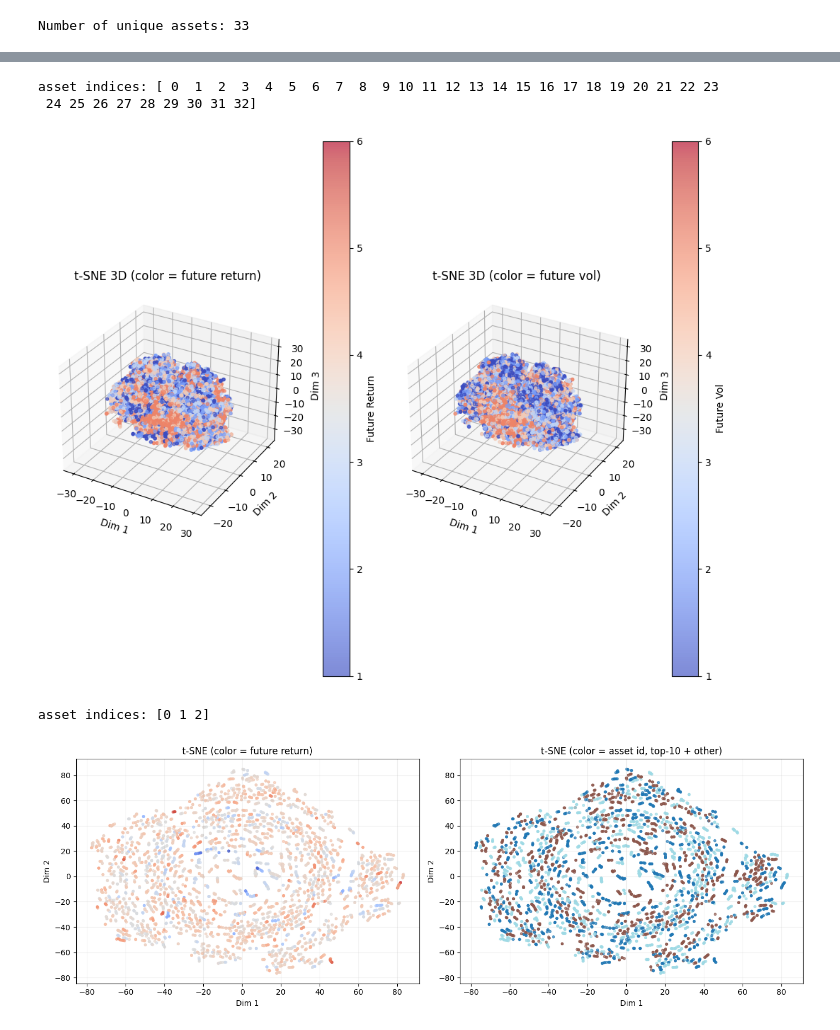
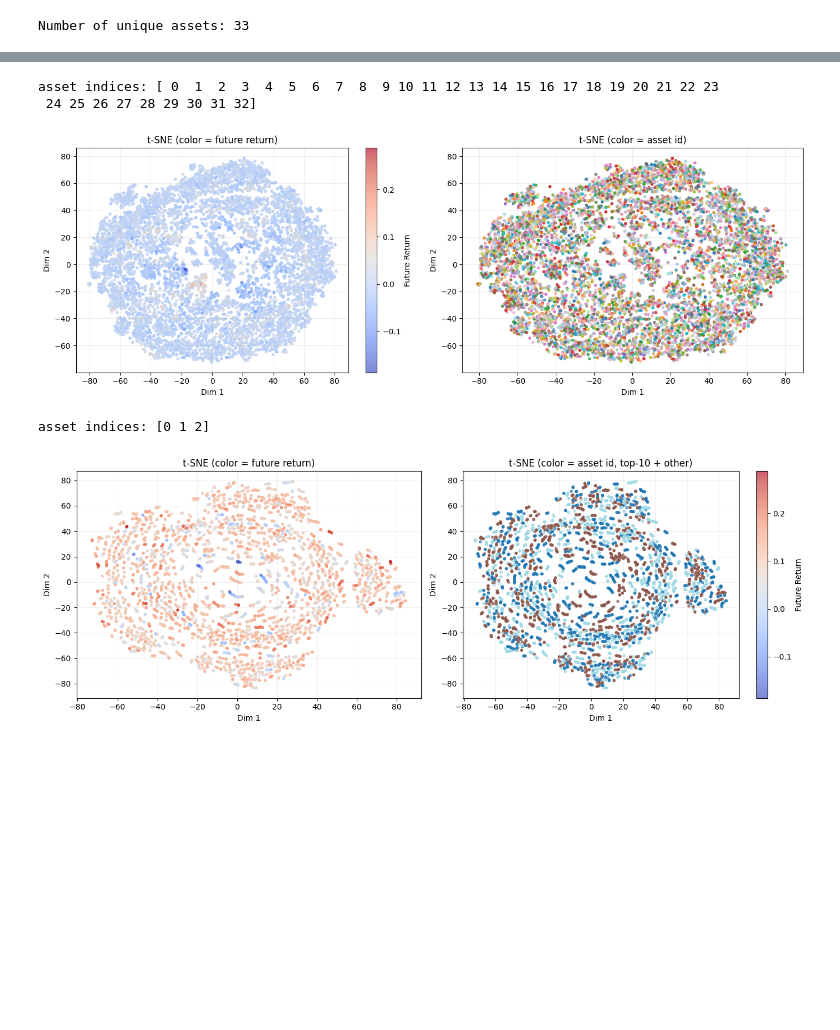
Before and after one commit to Olba147/DrlPpoTransformer, a Jupyter notebook: notebooks/jepa_embedding_analysis2.ipynb, the cells around one changed output, grey strips where cells are left out. Drawn from its saved outputs; the diff is of its cells as text; code cells hidden in the pictures; blank space fills up the shorter version.

```diff
--- a/notebooks/jepa_embedding_analysis2.ipynb
+++ b/notebooks/jepa_embedding_analysis2.ipynb
@@ -378,81 +457,47 @@ Cumulative explained variance (3 PCs): 0.1964
 # %%
 # ---------- Visualization 2: t-SNE ----------
 # t-SNE is expensive; sample for speed and readability
-
-# get the future returns in 5 bins
-ret_bins = np.quantile(y_ret, np.linspace(0, 1, 6))
-vol_bins = np.quantile(y_vol, np.linspace(0, 1, 6))
-y_ret_bins = np.digitize(y_ret, ret_bins)
-y_vol_bins = np.digitize(y_vol, vol_bins)
-
 MAX_TSNE_POINTS = 10000
 n = len(Xte)
 idx = np.random.choice(n, size=min(MAX_TSNE_POINTS, n), replace=False)
 X_tsne_in = Xtr[idx]
-y_tsne = y_ret_bins[idx]
-y_vol_tsne = y_vol_bins[idx]
+y_tsne = y_ret[idx]
 a_tsne = a_train[idx]
 
 print(f"asset indices: {np.unique(a_tsne)}")
 
-tsne = TSNE(n_components=3, perplexity=30, learning_rate='auto', init='pca', random_state=SEED)
+tsne = TSNE(n_components=2, perplexity=30, learning_rate='auto', init='pca', random_state=SEED)
 X_tsne = tsne.fit_transform(X_tsne_in)
 
-fig = plt.figure(figsize=(10, 8))
+fig, axes = plt.subplots(1, 2, figsize=(14, 5))
 
-# project to 3d
-ax = fig.add_subplot(121, projection='3d')
-pts = ax.scatter(
-    X_tsne[:, 0],
-    X_tsne[:, 1],
-    X_tsne[:, 2],
-    c=y_tsne,
-    s=9,
-    alpha=0.65,
-    cmap='coolwarm'
-)
-ax.set_title('t-SNE 3D (color = future return)')
-ax.set_xlabel('Dim 1')
-ax.set_ylabel('Dim 2')
-ax.set_zlabel('Dim 3')
-fig.colorbar(pts, ax=ax, pad=0.1, label='Future Return')
-
+sc = axes[0].scatter(X_tsne[:, 0], X_tsne[:, 1], c=y_tsne, s=9, alpha=0.65, cmap='coolwarm')
+axes[0].set_title('t-SNE (color = future return)')
+axes[0].set_xlabel('Dim 1')
+axes[0].set_ylabel('Dim 2')
+axes[0].grid(alpha=0.2)
+# add colorbar
+fig.colorbar(sc, ax=axes[0], label='Future Return')
 
 # color by asset id (top frequent assets only)
-# unique_assets, counts = np.unique(a_tsne, return_counts=True)
-# top_assets = set(unique_assets[np.argsort(-counts)[:-1]].tolist())
-# asset_plot = np.array([x if x in top_assets else -1 for x in a_tsne])
-# axes[1].scatter(X_tsne[:, 0], X_tsne[:, 1], c=asset_plot, s=9, alpha=0.65, cmap='tab20')
-# #axes[1].legend(top_assets, loc='upper right')
-# axes[1].set_title('t-SNE (color = asset id, top-10 + other)')
-# axes[1].set_xlabel('Dim 1')
-# axes[1].set_ylabel('Dim 2')
-# axes[1].grid(alpha=0.2)
-
-ax = fig.add_subplot(122, projection='3d')
-pts = ax.scatter(
-    X_tsne[:, 0],
-    X_tsne[:, 1],
-    X_tsne[:, 2],
-    c=y_vol_tsne,
-    s=9,
-    alpha=0.65,
-    cmap='coolwarm'
-)
-ax.set_title('t-SNE 3D (color = future vol)')
-ax.set_xlabel('Dim 1')
-ax.set_ylabel('Dim 2')
-ax.set_zlabel('Dim 3')
-fig.colorbar(pts, ax=ax, pad=0.1, label='Future Vol')
+unique_assets, counts = np.unique(a_tsne, return_counts=True)
+top_assets = set(unique_assets[np.argsort(-counts)[:-1]].tolist())
+asset_plot = np.array([x if x in top_assets else -1 for x in a_tsne])
+axes[1].scatter(X_tsne[:, 0], X_tsne[:, 1], c=asset_plot, s=9, alpha=0.65, cmap='tab20')
+#axes[1].legend(top_assets, loc='upper right')
+axes[1].set_title('t-SNE (color = asset id)')
+axes[1].set_xlabel('Dim 1')
+axes[1].set_ylabel('Dim 2')
+axes[1].grid(alpha=0.2)
 
 
 
 plt.tight_layout()
 plt.show()
 # %% [output]
 asset indices: [ 0  1  2  3  4  5  6  7  8  9 10 11 12 13 14 15 16 17 18 19 20 21 22 23
  24 25 26 27 28 29 30 31 32]
-[figure, old version]
+[figure, new version]
 # %%
 # ---------- Visualization 2: t-SNE ----------
 # t-SNE is expensive; sample for speed and readability
@@ -485,9 +530,10 @@ axes[1].set_title('t-SNE (color = asset id, top-10 + other)')
 axes[1].set_xlabel('Dim 1')
 axes[1].set_ylabel('Dim 2')
 axes[1].grid(alpha=0.2)
+plt.colorbar(sc, ax=axes[1], label='Future Return')
 
 plt.tight_layout()
 plt.show()
 # %% [output]
 asset indices: [0 1 2]
-[figure, old version]
+[figure, new version]
```
Also changed, not shown: parts of 5 cells of this notebook, 4 other files.
